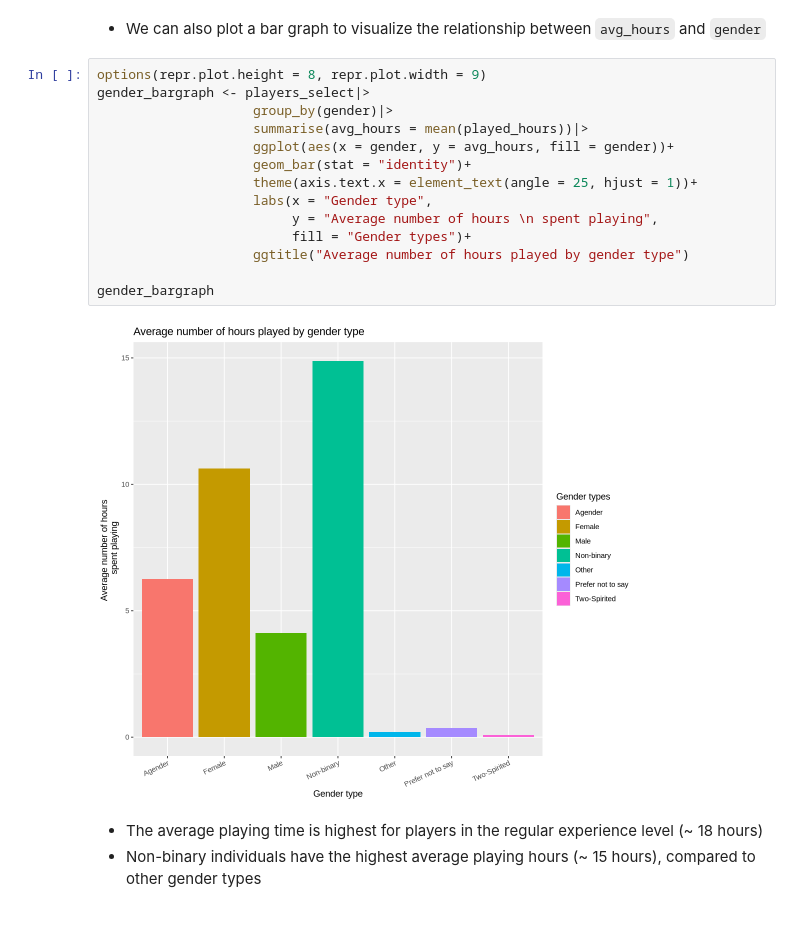
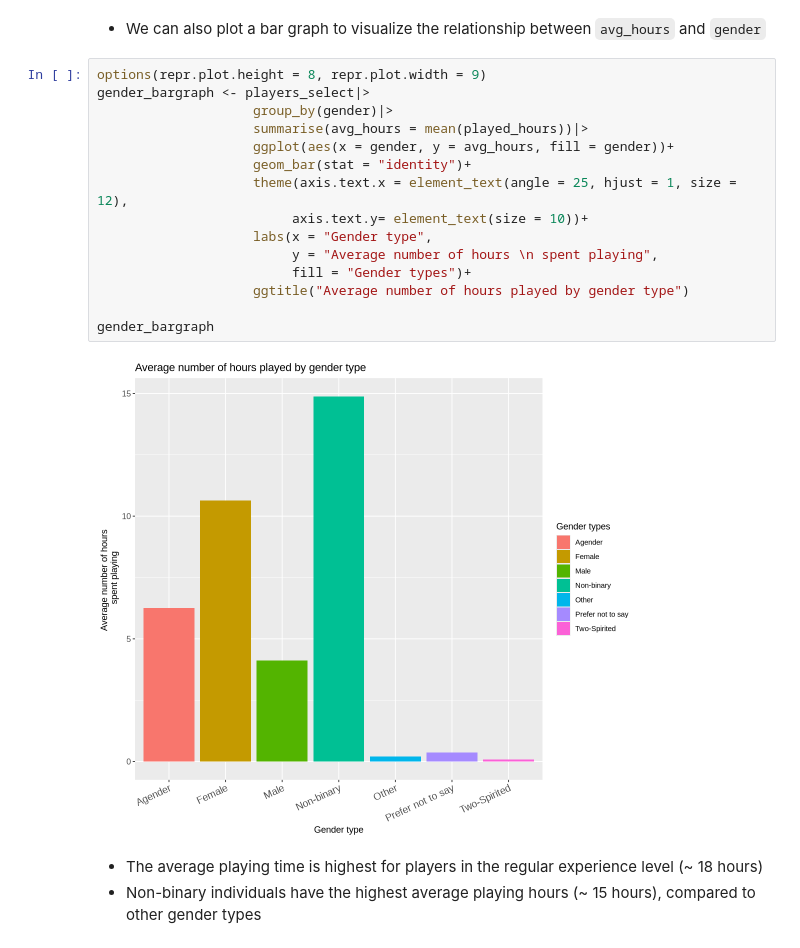
Before and after one commit to puneetarora22/IndividualProjectDSCI100_Puneet_Arora, a Jupyter notebook: IndividualProject.ipynb, the cells around one changed output. Cells and saved outputs as stored; diff of their text form.

Commit message:
increased graph font size

```diff
--- a/IndividualProject.ipynb
+++ b/IndividualProject.ipynb
@@ -231,19 +233,20 @@ experience_bargraph
 # %%
 options(repr.plot.height = 8, repr.plot.width = 9)
 gender_bargraph <- players_select|>
                     group_by(gender)|>
                     summarise(avg_hours = mean(played_hours))|>
                     ggplot(aes(x = gender, y = avg_hours, fill = gender))+
                     geom_bar(stat = "identity")+
-                    theme(axis.text.x = element_text(angle = 25, hjust = 1))+
+                    theme(axis.text.x = element_text(angle = 25, hjust = 1, size = 12),
+                         axis.text.y= element_text(size = 10))+
                     labs(x = "Gender type",
                          y = "Average number of hours \n spent playing",
                          fill = "Gender types")+
                     ggtitle("Average number of hours played by gender type")
 
 gender_bargraph
 # %% [output]
-[figure, old version]
+[figure, new version]
 # %% [markdown]
 - The average playing time is highest for players in the regular experience level (~ 18 hours)
 - Non-binary individuals have the highest average playing hours (~ 15 hours), compared to other gender types
```
Also changed, not shown: parts of 2 cells of this notebook.
